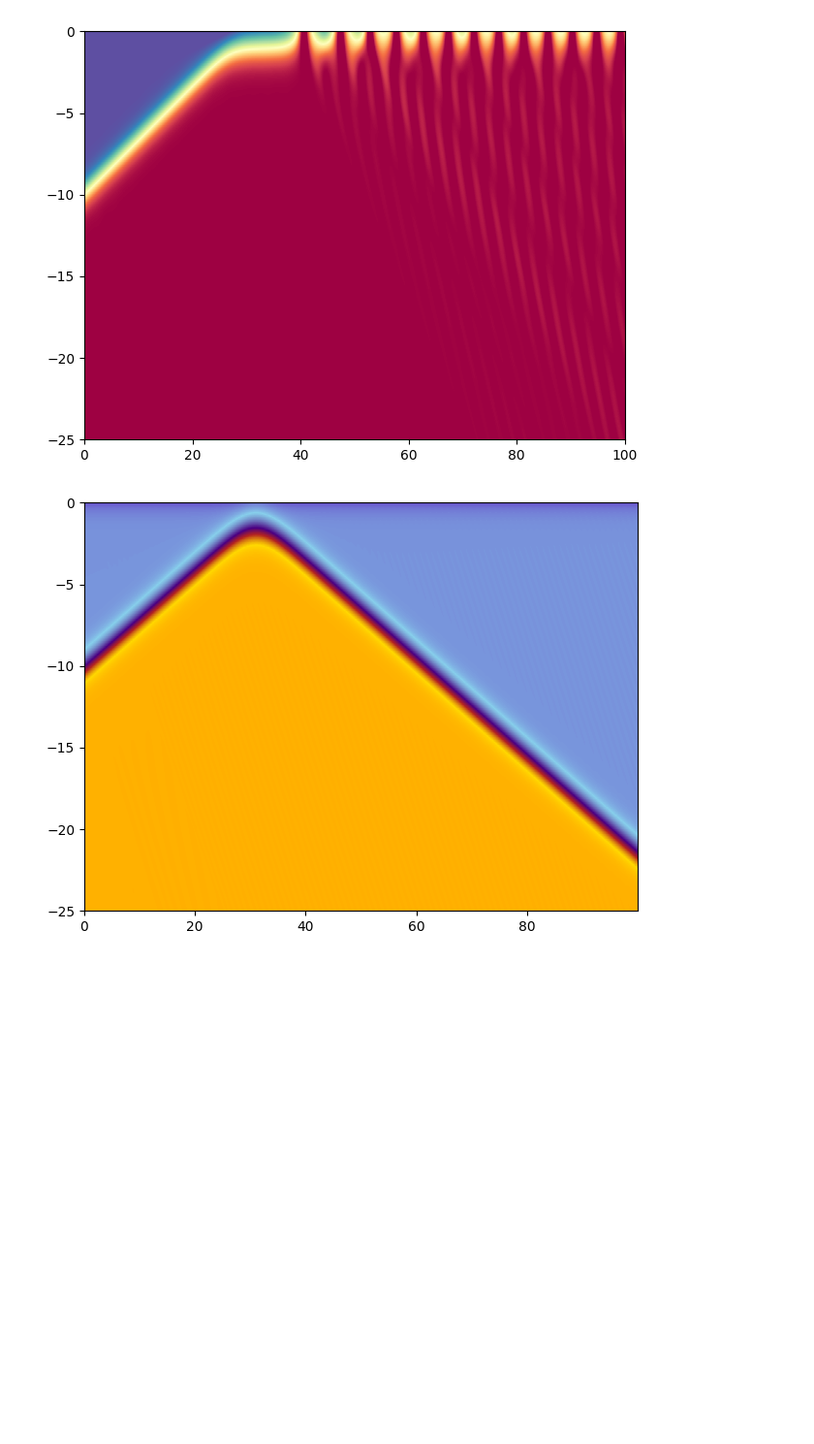
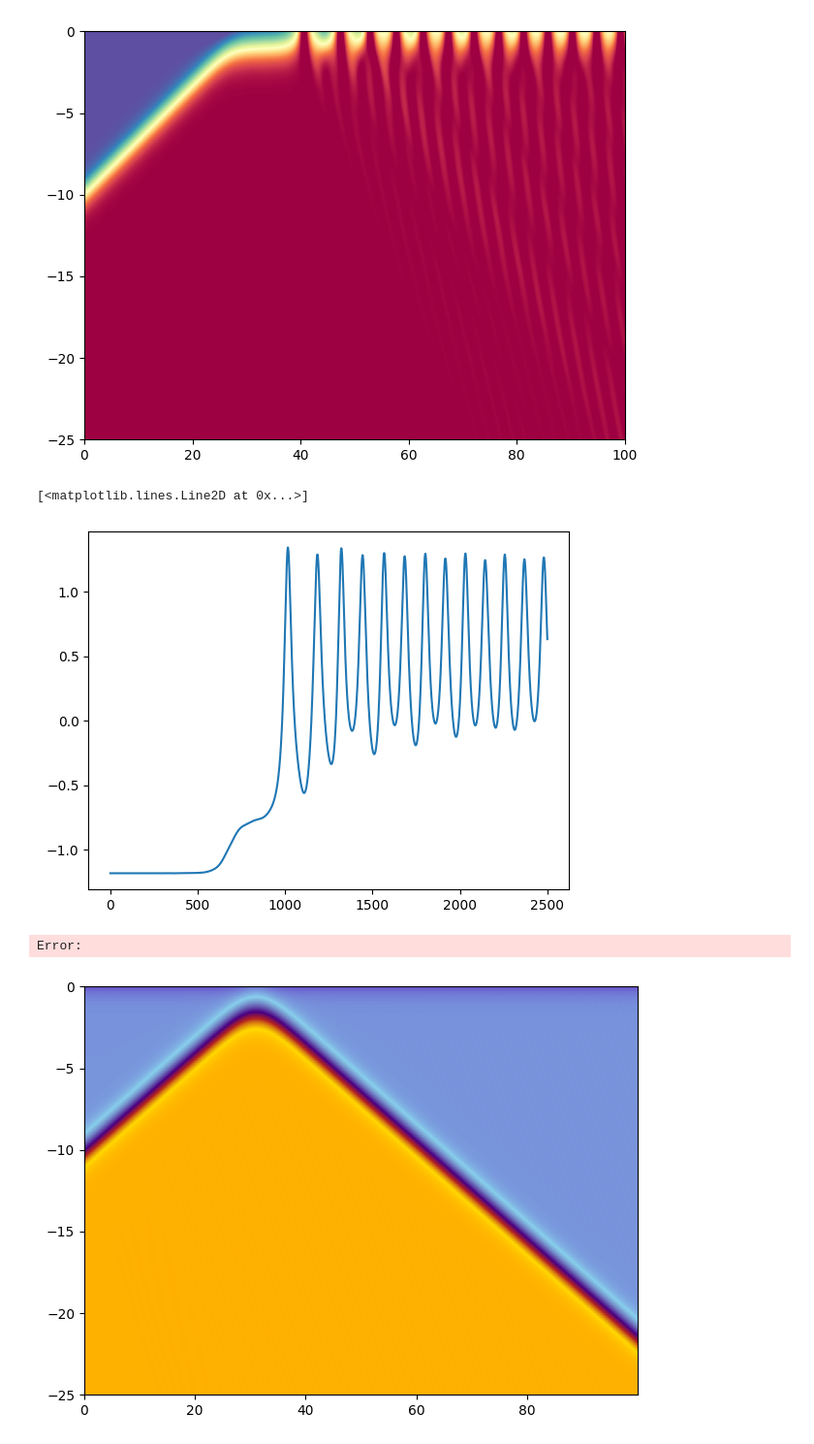
Before and after one commit to JairoSSantos/parallel-kink-scattering, a Jupyter notebook: notebooks/experiments.ipynb, the cells around one changed output. Shown at 97% size. Drawn from its saved outputs; the diff is of its cells as text; code cells hidden in the pictures; blank space fills up the shorter version.

```diff
--- a/notebooks/experiments.ipynb
+++ b/notebooks/experiments.ipynb
@@ -83,6 +83,12 @@ _, y, dydt = plot_boundary_scatter(v=0.333247, H=-0.4)
 plt.show()
 # %% [output]
 [figure]
+# %%
+plt.plot(y[:, -1])
+# %% [output]
+[<matplotlib.lines.Line2D at 0x...>]
+[figure, added]
+Error:
 # %%
 plot_boundary_scatter(v=0.3, H=-0.5)
 plt.show()
```
Also changed, not shown: 15 other files.
